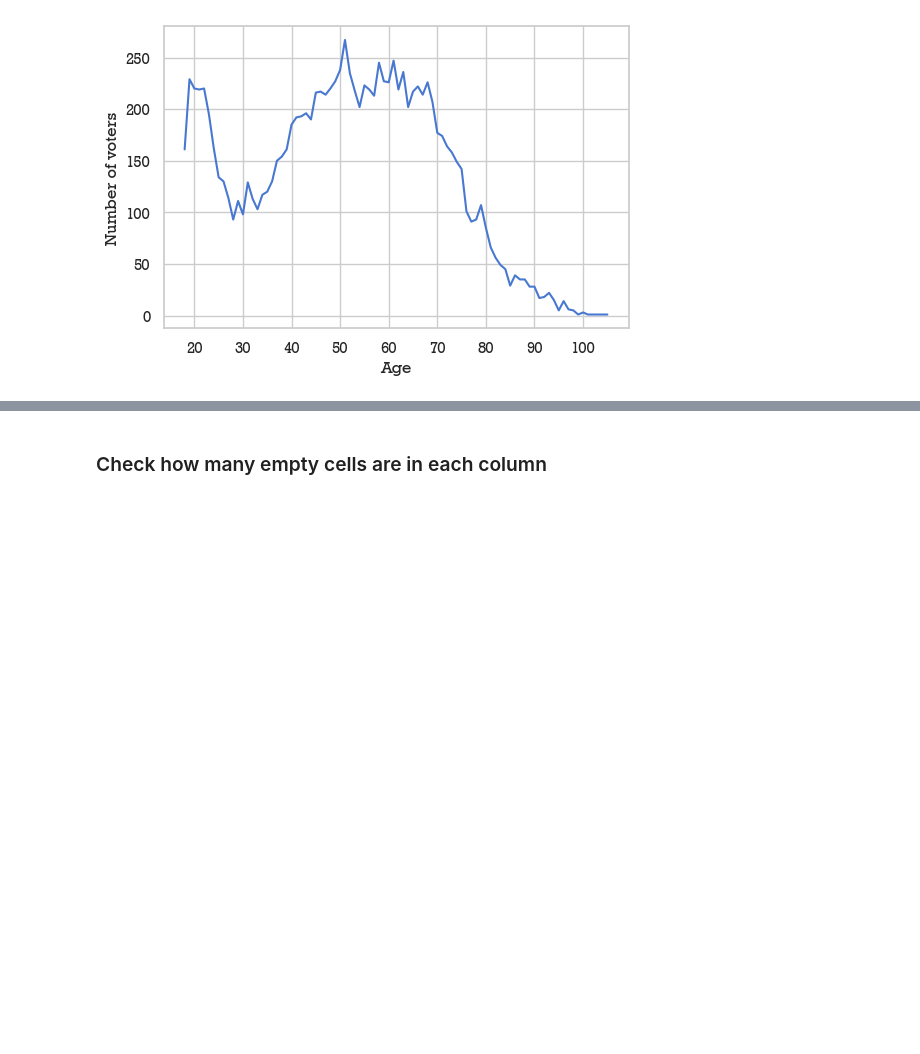
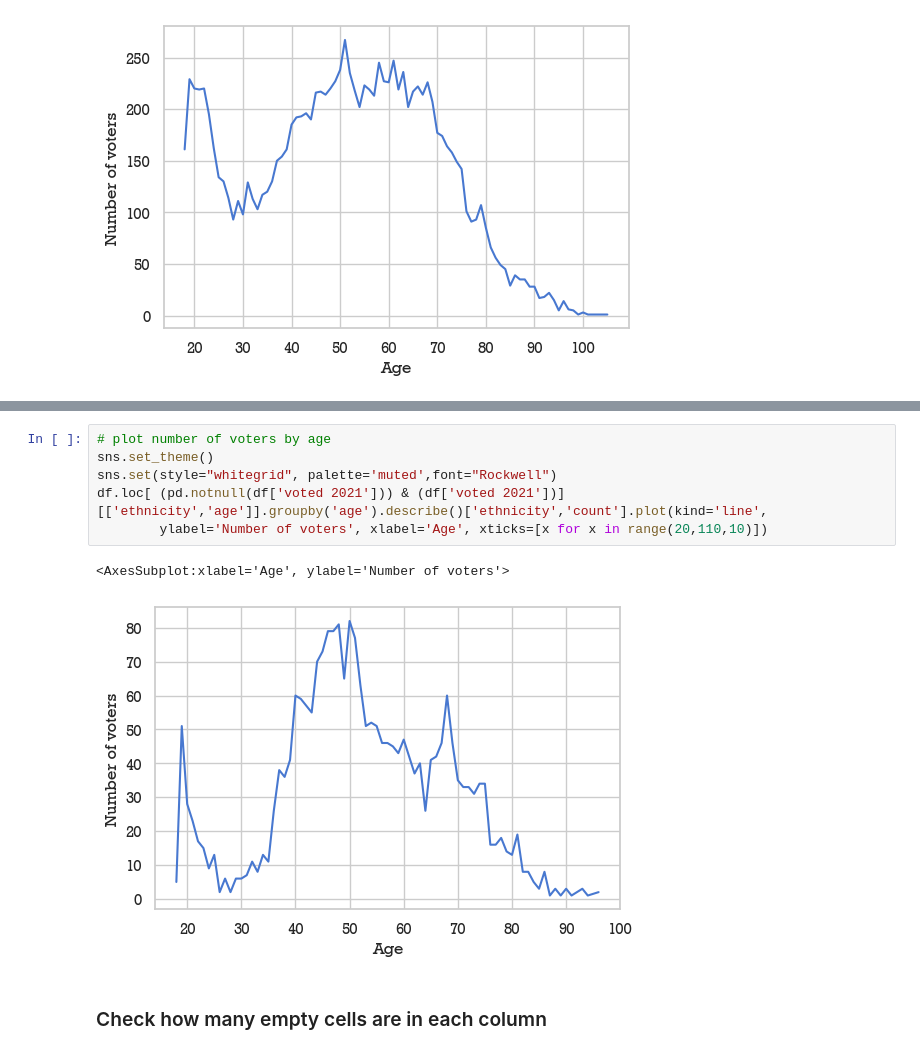
Before and after one commit to lajos/predict-voter-propensity-linear, a Jupyter notebook: a quick look at the data.ipynb, the cells around one changed output, grey strips where cells are left out. Cells and saved outputs as stored; diff of their text form; blank space fills up the shorter version.

Commit message:
plot updates

```diff
--- a/a quick look at the data.ipynb
+++ b/a quick look at the data.ipynb
@@ -202,3 +217,12 @@ df[['ethnicity','age']].groupby('age').describe()['ethnicity','count'].plot(kind
+# %%
+# plot number of voters by age
+sns.set_theme()
+sns.set(style="whitegrid", palette='muted',font="Rockwell")
+df.loc[ (pd.notnull(df['voted 2021'])) & (df['voted 2021'])][['ethnicity','age']].groupby('age').describe()['ethnicity','count'].plot(kind='line',
+        ylabel='Number of voters', xlabel='Age', xticks=[x for x in range(20,110,10)])
+# %% [output]
+<AxesSubplot:xlabel='Age', ylabel='Number of voters'>
+[figure, added]
 # %% [markdown]
 ### Check how many empty cells are in each column
 # %%
```
Also changed, not shown: parts of 1 cell of this notebook.
